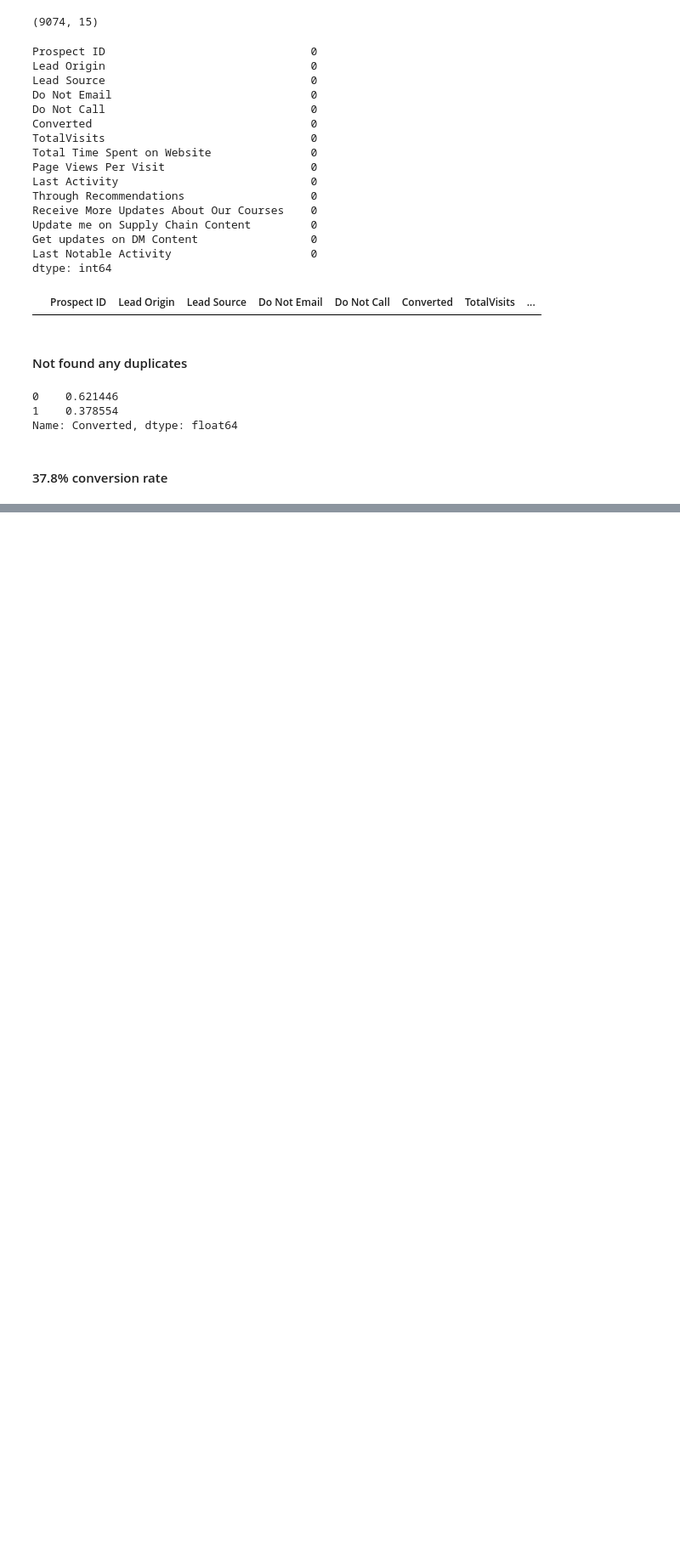
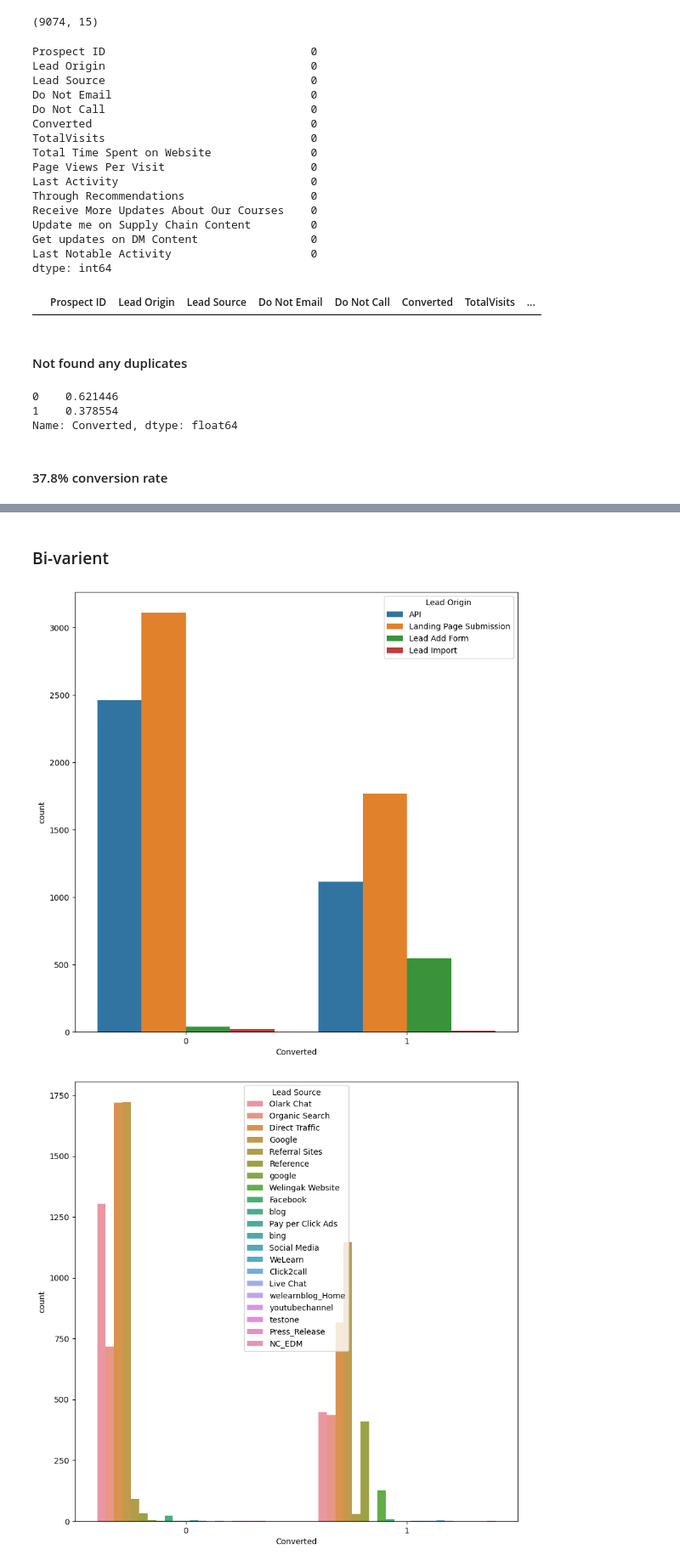
Before and after one commit to anujgupta0/Lead_Score_case_study, a Jupyter notebook: Lead_score_Case_study.ipynb, the cells around one changed output, grey strips where cells are left out. Shown at 85% size. Saved outputs shown, nothing was run; the diff lists cells and outputs as text; code cells hidden in the pictures; blank space fills up the shorter version.

```diff
--- a/Lead_score_Case_study.ipynb
+++ b/Lead_score_Case_study.ipynb
@@ -294,0 +408,11 @@ Name: Converted, dtype: float64
+# %% [markdown]
+### Bi-varient
+# %%
+# Graphs of categorical columns
+for i in categorical_columns:
+    plt.figure(figsize=(10,10))
+    sns.countplot(data = lead , x="Converted" , hue=i)
+    plt.show()
+# %% [output]
+[figure, added]
+[figure, added]
```
Also changed, not shown: parts of 21 cells of this notebook.
